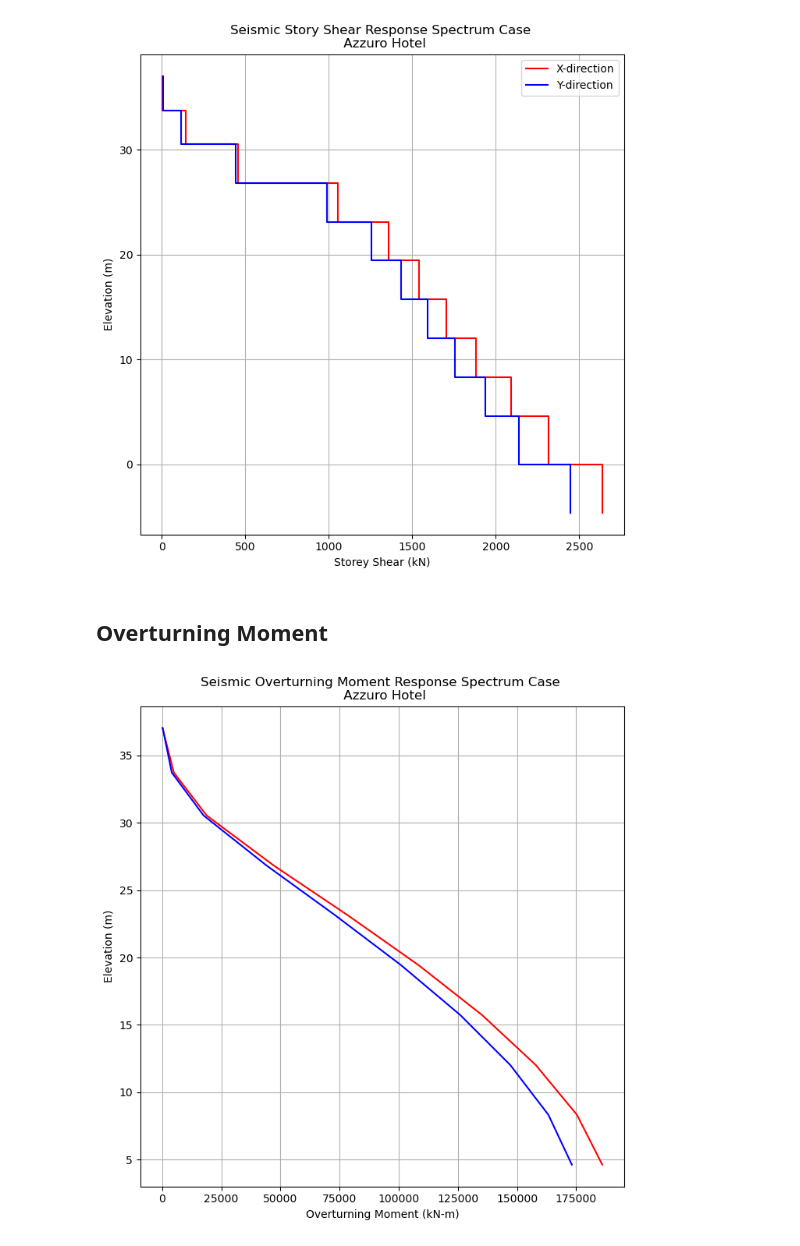
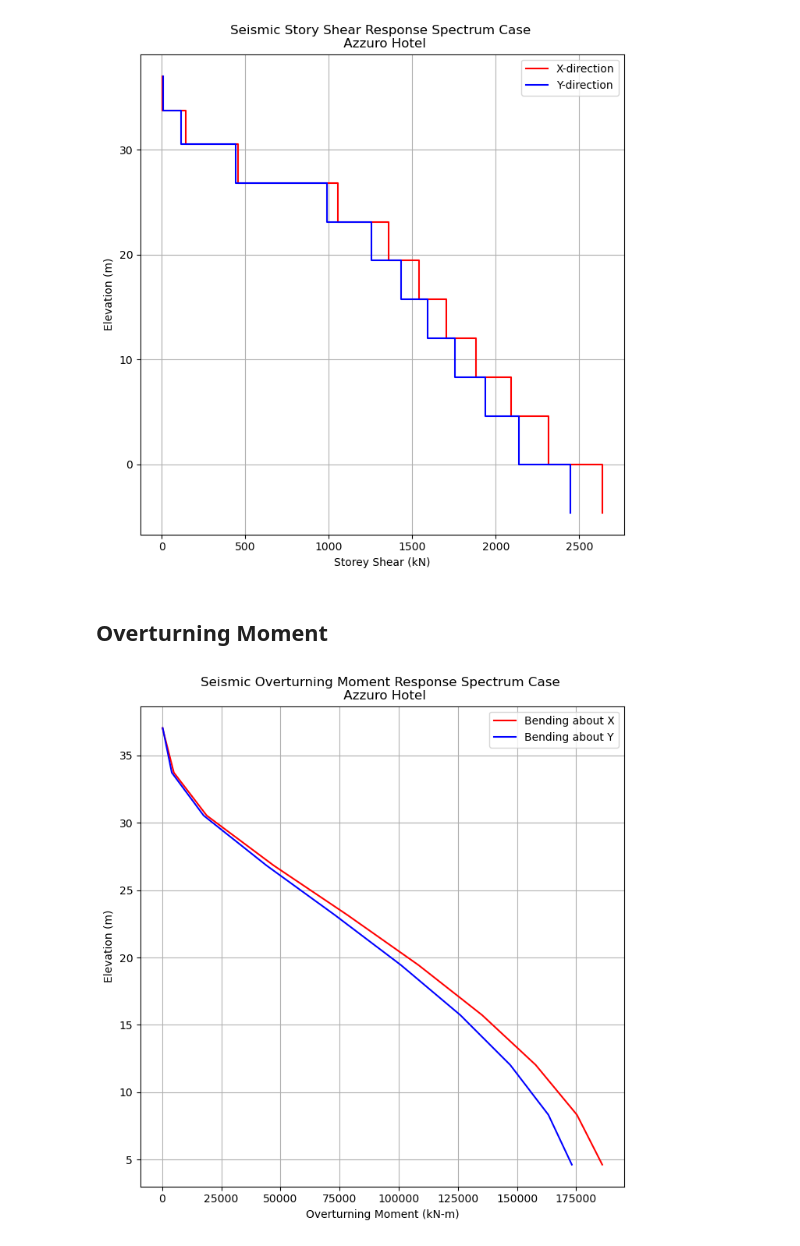
Before and after one commit to albertp16/seismicpy, a Jupyter notebook: NSCP 2015 Irregularities/Drift Check.ipynb, the cells around one changed output. Saved outputs shown, nothing was run; the diff lists cells and outputs as text; code cells hidden in the pictures.

```diff
--- a/NSCP 2015 Irregularities/Drift Check.ipynb
+++ b/NSCP 2015 Irregularities/Drift Check.ipynb
@@ -128,37 +134,38 @@ plt.ylabel("Elevation (m)")
 plt.show()
 # %% [output]
 [figure]
-# %% [markdown]
-## Overturning Moment
+# %% [markdown]
+## Overturning Moment
 # %%
 length = len(shear_major)
 OT_major = []
 OT_ortho = []
 OT_height = []
 ot_at_x = 0
 ot_at_y = 0
 i = 0
 
 while i < length:
     height_index = height[i]
     if height_index > 0:
         major = shear_major[i]*height[i]
         ortho = shear_ortho[i]*height[i]
         ot_at_x = ot_at_x + major
         ot_at_y = ot_at_y + ortho
         OT_major.append(ot_at_x)
         OT_ortho.append(ot_at_y)
         OT_height.append(height[i])
     i = i + 1
 
 plt.figure(figsize=(8, 8))
 plt.plot(OT_major, OT_height, label = "Bending about X", color="red")
 plt.plot(OT_ortho, OT_height, label = "Bending about Y", color="blue")
 plt.grid()
+plt.legend()
 plt.title("Seismic Overturning Moment Response Spectrum Case \n Azzuro Hotel")
 plt.xlabel("Overturning Moment (kN-m)")
 plt.ylabel("Elevation (m)")
 
 plt.show()
 # %% [output]
-[figure, old version]
+[figure, new version]
```
Also changed, not shown: parts of 3 cells of this notebook, 1 other file.
